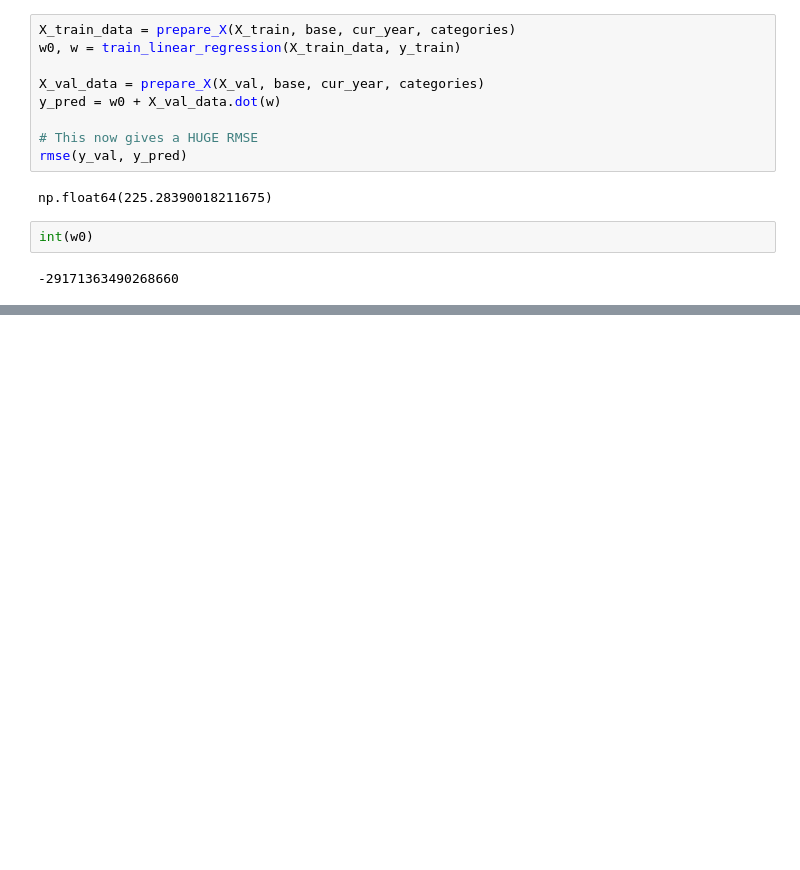
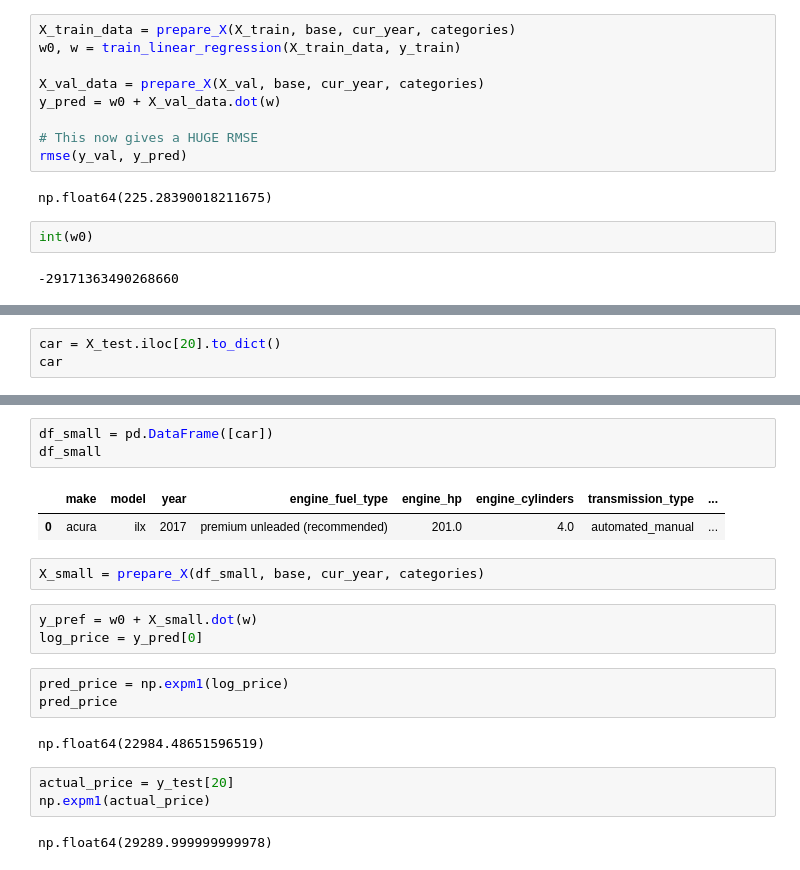
Before and after one commit to Owen-OS/ml-zoomcamp, a Jupyter notebook: 02 - Regression/Car Prediction Model.ipynb, the cells around one changed output, grey strips where cells are left out. Drawn from its saved outputs; the diff is of its cells as text; blank space fills up the shorter version.

```diff
--- a/02 - Regression/Car Prediction Model.ipynb
+++ b/02 - Regression/Car Prediction Model.ipynb
@@ -966,0 +1206,3 @@ int(w0)
+# %%
+car = X_test.iloc[20].to_dict()
+car
@@ -966,0 +1225,21 @@ int(w0)
+# %%
+df_small = pd.DataFrame([car])
+df_small
+# %% [output]
+|  | make | model | year | engine_fuel_type | engine_hp | engine_cylinders | transmission_type | ... |
+| 0 | acura | ilx | 2017 | premium unleaded (recommended) | 201.0 | 4.0 | automated_manual | ... |
+# %%
+X_small = prepare_X(df_small, base, cur_year, categories)
+# %%
+y_pref = w0 + X_small.dot(w)
+log_price = y_pred[0]
+# %%
+pred_price = np.expm1(log_price)
+pred_price
+# %% [output]
+np.float64(22984.48651596519)
+# %%
+actual_price = y_test[20]
+np.expm1(actual_price)
+# %% [output]
+np.float64(29289.999999999978)
```
Also changed, not shown: parts of 35 cells of this notebook, 2 other files.
